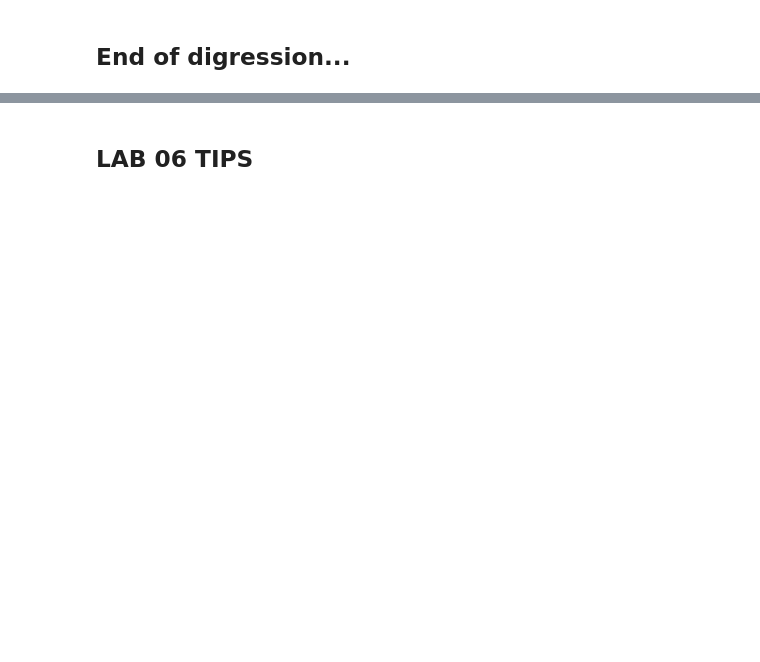
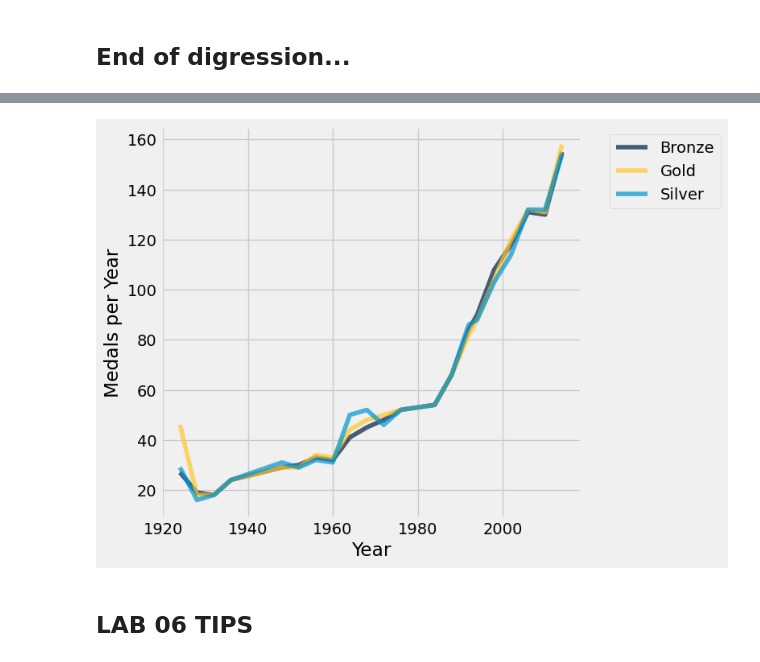
Before and after one commit to laserchemist/datascience, a Jupyter notebook: Spring 2024/Class_Examples/Nyquist/Class015_JN.ipynb, the cells around one changed output, grey strips where cells are left out. Drawn from its saved outputs; the diff is of its cells as text; code cells hidden in the pictures; blank space fills up the shorter version.

```diff
--- a/Spring 2024/Class_Examples/Nyquist/Class015_JN.ipynb
+++ b/Spring 2024/Class_Examples/Nyquist/Class015_JN.ipynb
@@ -67,0 +176,3 @@ Black makes some opinionated choices. You do not have to follow all of its forma
+# %%
+medals_per_year = athletes.where("Event", are.not_containing("Hockey")).pivot("Medal", "Year").drop("nan")
+medals_per_year.show(3)
@@ -68,3 +185,9 @@ Black makes some opinionated choices. You do not have to follow all of its forma
+# %%
+medals_per_year.drop("Total Medals").plot("Year")
+ax = plt.gca()
+ax.set_ylabel("Medals per Year");
+# %% [output]
+[figure, added]
 # %% [markdown]
 ## LAB 06 TIPS
 # %%
```
Also changed, not shown: parts of 39 cells of this notebook.
